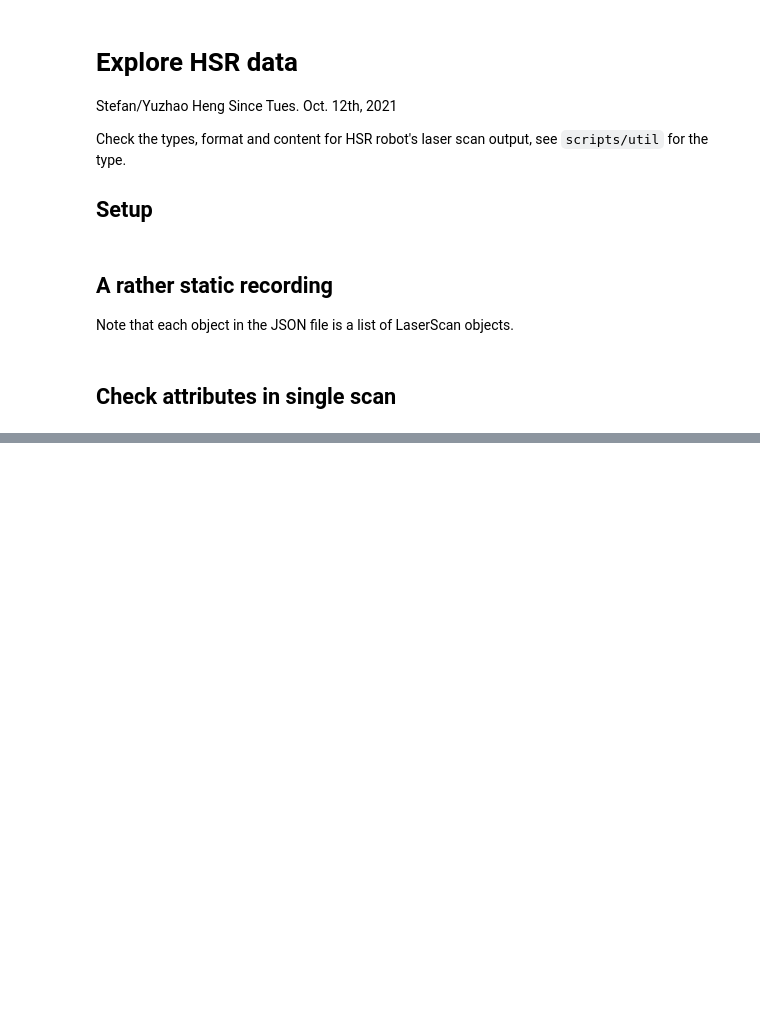
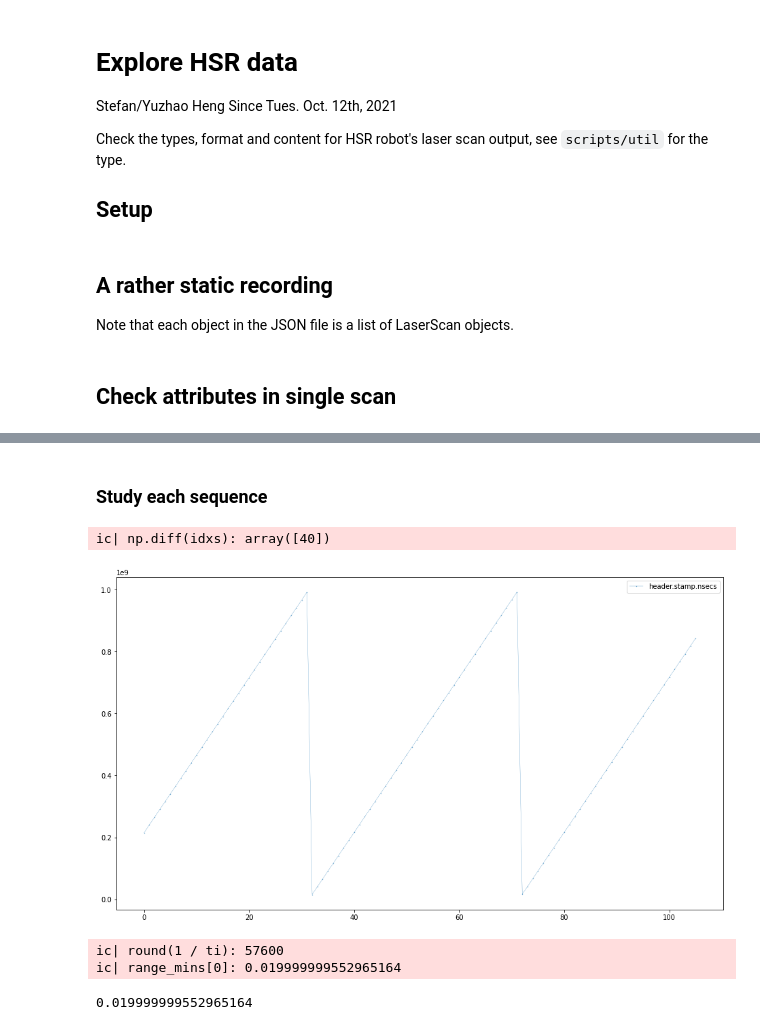
Before and after one commit to StefanHeng/Multi-robot-Pose-Estimation, a Jupyter notebook: notebooks/explore_hsr_data.ipynb, the cells around one changed output, grey strips where cells are left out. Drawn from its saved outputs; the diff is of its cells as text; code cells hidden in the pictures; blank space fills up the shorter version.

```diff
--- a/notebooks/explore_hsr_data.ipynb
+++ b/notebooks/explore_hsr_data.ipynb
@@ -130,0 +124,39 @@ ic| k: 'intensities'
+# %% [markdown]
+### Study each sequence
+# %%
+
+k = 'header.stamp.secs'
+secs = map_scans(k)
+d = np.diff(secs)
+idxs = np.where(d == 1)[0]
+ic(np.diff(idxs))  # i.e. 40 samples per second
+
+k = 'header.stamp.nsecs'
+nsecs = map_scans(k)
+plot_1d(nsecs, label=k)
+
+for k in ['header.frame_id', 'angle_min', 'angle_max', 'angle_increment']:
+    assert_arr_same(map_scans(k))
+
+k = 'time_increment'
+time_increments = map_scans(k)
+assert_arr_same(time_increments)
+ti = time_increments[0]
+ic(round(1 / ti))  # By doc, "time between measurements", what does this mean?
+
+k = 'scan_time'
+scan_times = map_scans(k)
+assert_arr_same(scan_times)
+st = scan_times[0]
+assert round(1 / st) == 40
+
+k = 'range_min'
+range_mins = map_scans(k)
+assert_arr_same(range_mins)
+ic(range_mins[0])  # In meters per doc
+# %% [output]
+ic| np.diff(idxs): array([40])
+[figure, added]
+ic| round(1 / ti): 57600
+ic| range_mins[0]: 0.019999999552965164
+0.019999999552965164
```
Also changed, not shown: parts of 5 cells of this notebook, 1 other file.
